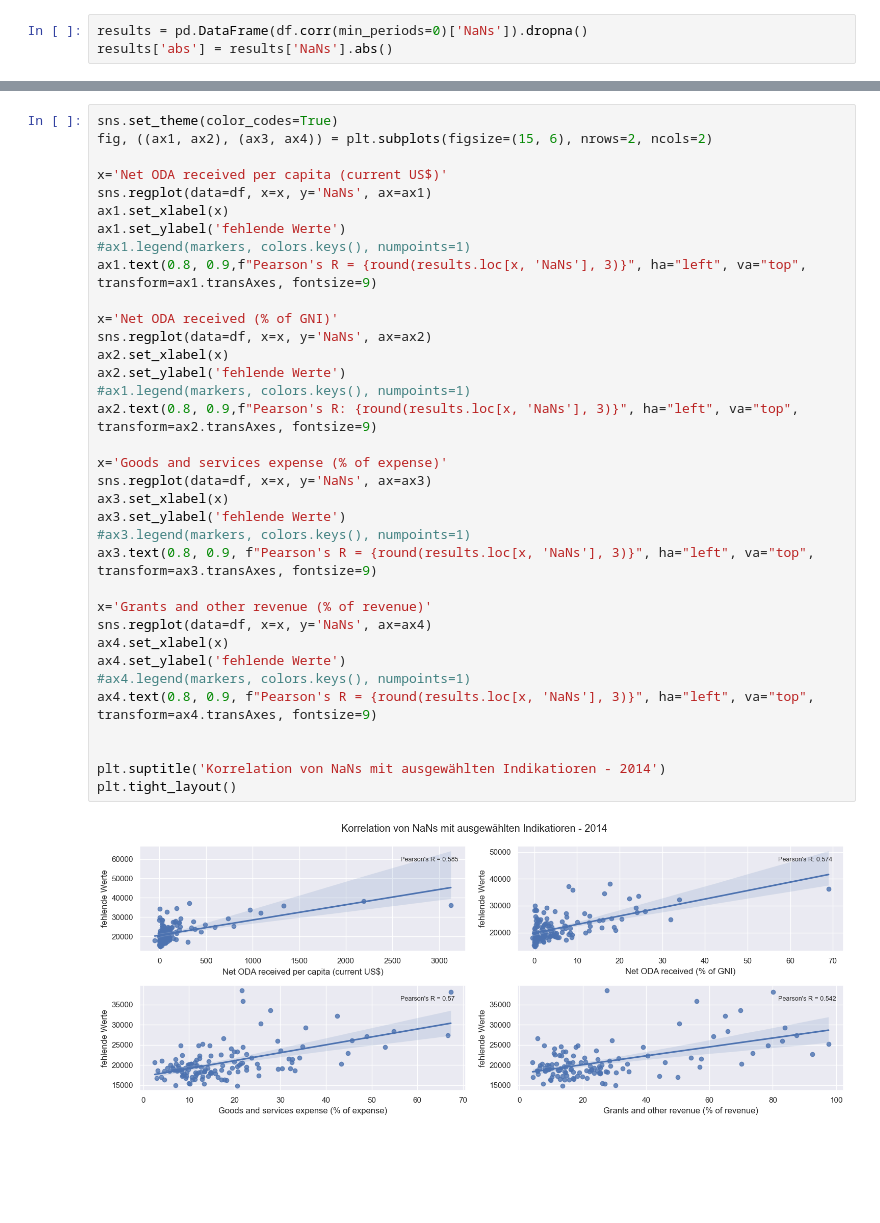
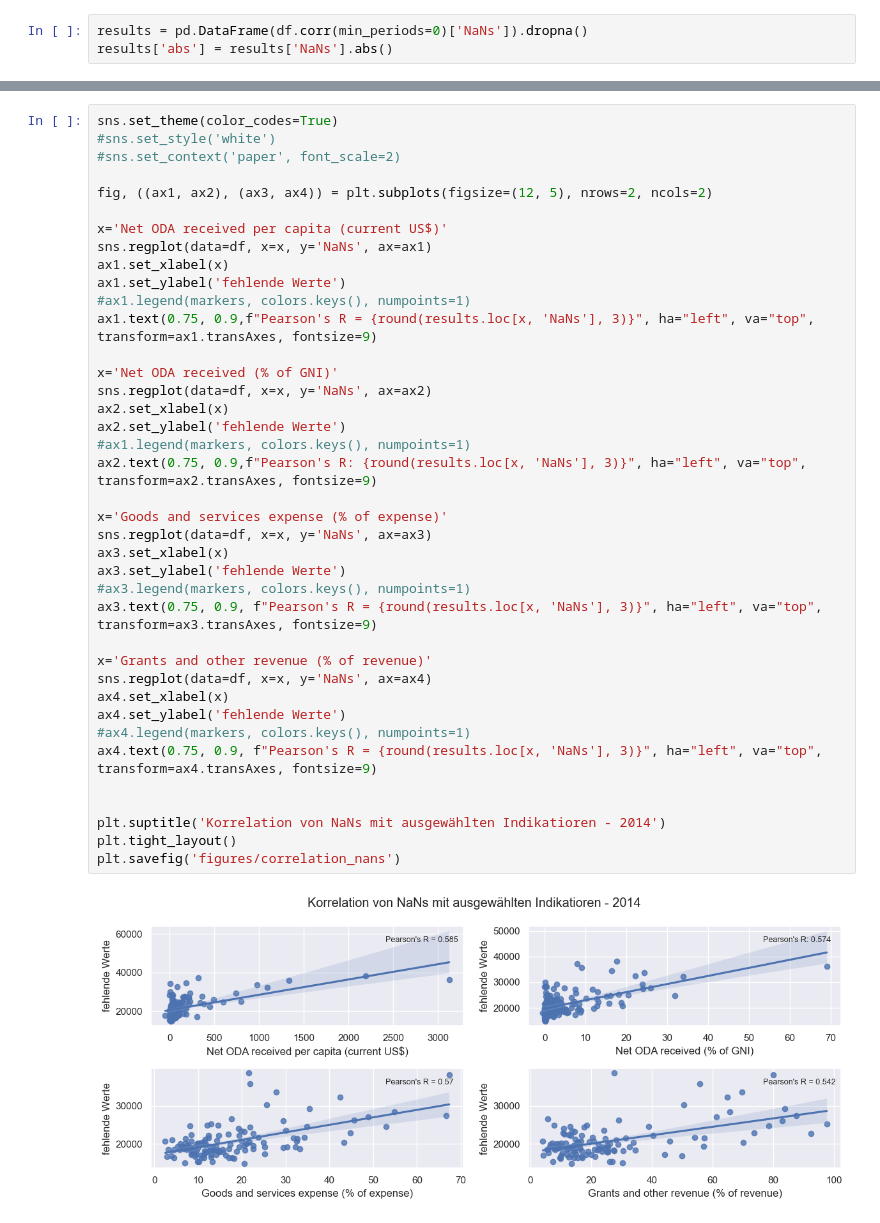
Before and after one commit to MarieFlatow/BA_weltbank, a Jupyter notebook: 01_correlation_nans.ipynb, the cells around one changed output, grey strips where cells are left out. Cells and saved outputs as stored; diff of their text form; blank space fills up the shorter version.

Commit message:
add graph

```diff
--- a/01_correlation_nans.ipynb
+++ b/01_correlation_nans.ipynb
@@ -83,37 +124,41 @@ results.sort_values('abs', ascending=False).head(15)
 # %%
 sns.set_theme(color_codes=True)
-fig, ((ax1, ax2), (ax3, ax4)) = plt.subplots(figsize=(15, 6), nrows=2, ncols=2)
+#sns.set_style('white')
+#sns.set_context('paper', font_scale=2)
+
+fig, ((ax1, ax2), (ax3, ax4)) = plt.subplots(figsize=(12, 5), nrows=2, ncols=2)
 
 x='Net ODA received per capita (current US$)'
 sns.regplot(data=df, x=x, y='NaNs', ax=ax1)
 ax1.set_xlabel(x)
 ax1.set_ylabel('fehlende Werte')
 #ax1.legend(markers, colors.keys(), numpoints=1)
-ax1.text(0.8, 0.9,f"Pearson's R = {round(results.loc[x, 'NaNs'], 3)}", ha="left", va="top", transform=ax1.transAxes, fontsize=9)
+ax1.text(0.75, 0.9,f"Pearson's R = {round(results.loc[x, 'NaNs'], 3)}", ha="left", va="top", transform=ax1.transAxes, fontsize=9)
 
 x='Net ODA received (% of GNI)'
 sns.regplot(data=df, x=x, y='NaNs', ax=ax2)
 ax2.set_xlabel(x)
 ax2.set_ylabel('fehlende Werte')
 #ax1.legend(markers, colors.keys(), numpoints=1)
-ax2.text(0.8, 0.9,f"Pearson's R: {round(results.loc[x, 'NaNs'], 3)}", ha="left", va="top", transform=ax2.transAxes, fontsize=9)
+ax2.text(0.75, 0.9,f"Pearson's R: {round(results.loc[x, 'NaNs'], 3)}", ha="left", va="top", transform=ax2.transAxes, fontsize=9)
 
 x='Goods and services expense (% of expense)'
 sns.regplot(data=df, x=x, y='NaNs', ax=ax3)
 ax3.set_xlabel(x)
 ax3.set_ylabel('fehlende Werte')
 #ax3.legend(markers, colors.keys(), numpoints=1)
-ax3.text(0.8, 0.9, f"Pearson's R = {round(results.loc[x, 'NaNs'], 3)}", ha="left", va="top", transform=ax3.transAxes, fontsize=9)
+ax3.text(0.75, 0.9, f"Pearson's R = {round(results.loc[x, 'NaNs'], 3)}", ha="left", va="top", transform=ax3.transAxes, fontsize=9)
 
 x='Grants and other revenue (% of revenue)'
 sns.regplot(data=df, x=x, y='NaNs', ax=ax4)
 ax4.set_xlabel(x)
 ax4.set_ylabel('fehlende Werte')
 #ax4.legend(markers, colors.keys(), numpoints=1)
-ax4.text(0.8, 0.9, f"Pearson's R = {round(results.loc[x, 'NaNs'], 3)}", ha="left", va="top", transform=ax4.transAxes, fontsize=9)
+ax4.text(0.75, 0.9, f"Pearson's R = {round(results.loc[x, 'NaNs'], 3)}", ha="left", va="top", transform=ax4.transAxes, fontsize=9)
 
 
 plt.suptitle('Korrelation von NaNs mit ausgewählten Indikatioren - 2014')
 plt.tight_layout()
+plt.savefig('figures/correlation_nans')
 # %% [output]
-[figure, old version]
+[figure, new version]
```
Also changed, not shown: parts of 2 cells of this notebook, 2 other files.
